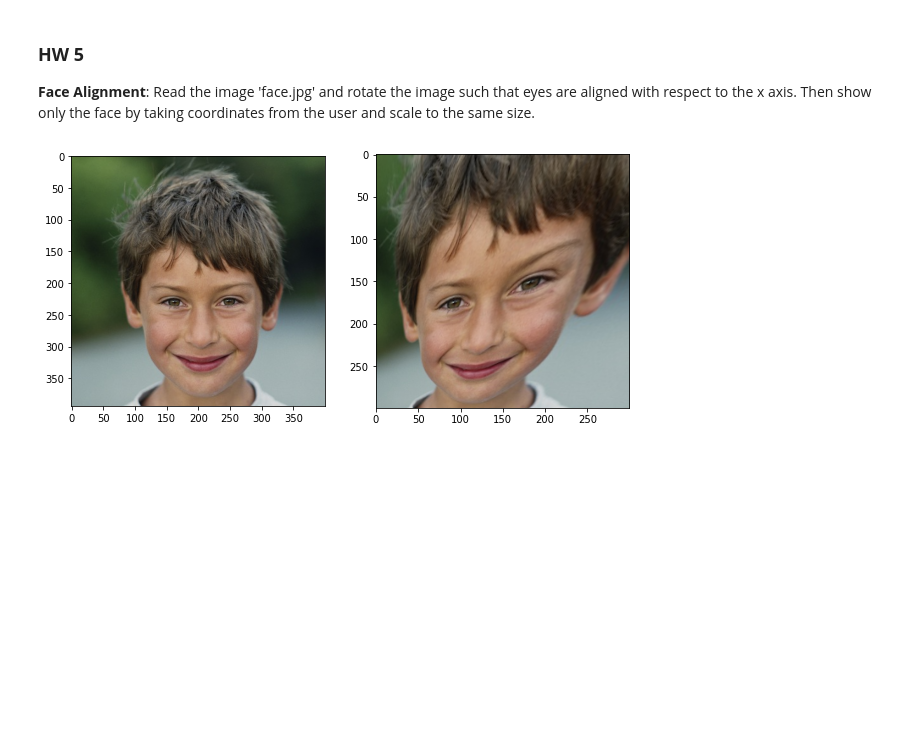
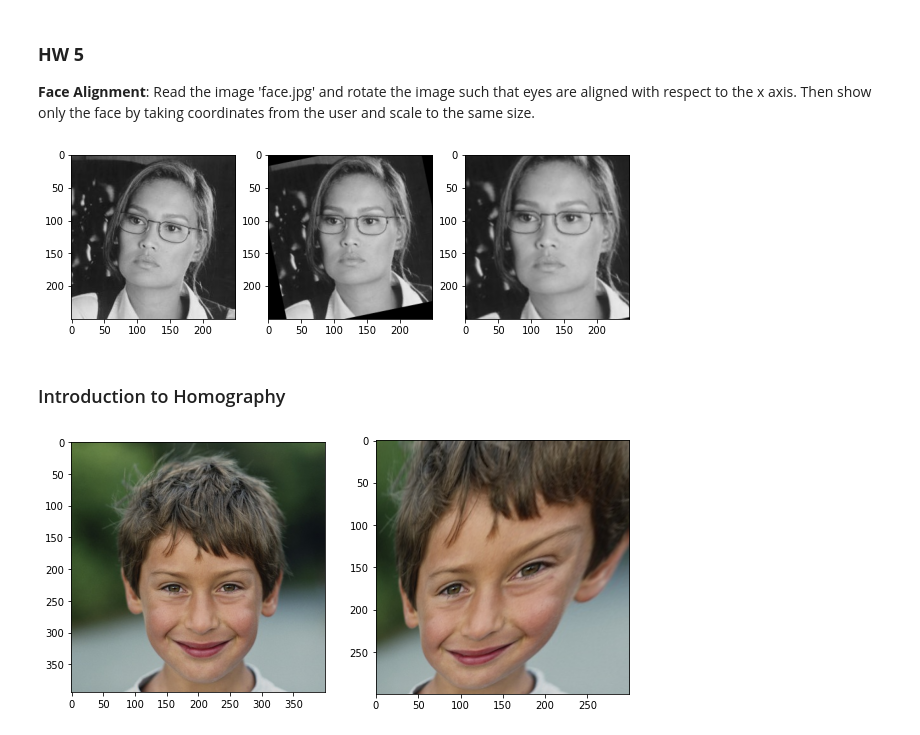
Before and after one commit to Akshat-Goyal/CVIT, a Jupyter notebook: CVIT_Workshop_2020_Day_3/CVIT_Workshop_Day_3.ipynb, the cells around one changed output. Cells and saved outputs as stored; diff of their text form; code cells hidden in the pictures; blank space fills up the shorter version.

```diff
--- a/CVIT_Workshop_2020_Day_3/CVIT_Workshop_Day_3.ipynb
+++ b/CVIT_Workshop_2020_Day_3/CVIT_Workshop_Day_3.ipynb
@@ -229,4 +292,25 @@ plt.show()
 # %% [markdown]
 ### **HW 5**
 **Face Alignment**: Read the image 'face.jpg' and rotate the image such that eyes are aligned with respect to the x axis. Then show only the face by taking coordinates from the user and scale to the same size.
+# %%
+def align_face(I, eyeL, eyeR, scaling_factor):
+  height, width, channels = I.shape
+  tan = (eyeR[0] - eyeL[0]) / (eyeR[1] - eyeL[1])
+  theta = np.arctan(tan) * 180 / np.pi
+  M = cv2.getRotationMatrix2D((eyeL[1], eyeL[0]), theta, 1)
+  im_rot = cv2.warpAffine(I, M, (width, height))
+  M = cv2.getRotationMatrix2D((width/2, height/2), 0, scaling_factor)
+  im_scaling = cv2.warpAffine(im_rot, M, (width, height))
+  fig, (ax1, ax2, ax3) = plt.subplots(1, 3, figsize=[10, 10])
+  ax1.imshow(I)
+  ax2.imshow(im_rot)
+  ax3.imshow(im_scaling)
+  plt.show()
+# %%
+I = cv2.imread(url1 + '/face.jpg')
+align_face(rgb(I), (101, 100), (112, 154), 1.2)
+# %% [output]
+[figure, added]
+# %% [markdown]
+### Introduction to Homography
 # %%
```
Also changed, not shown: parts of 9 cells of this notebook.
